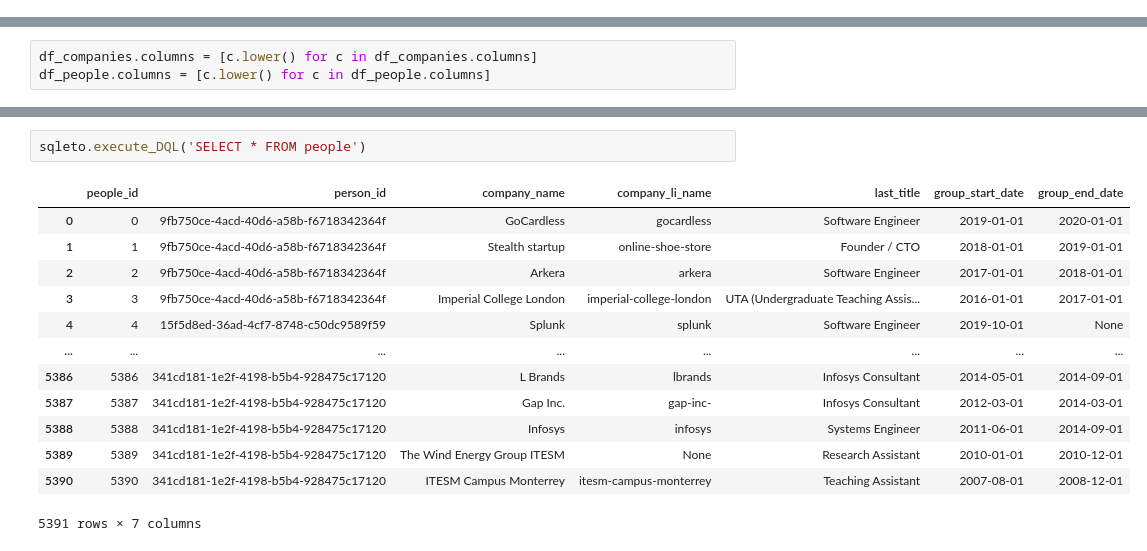
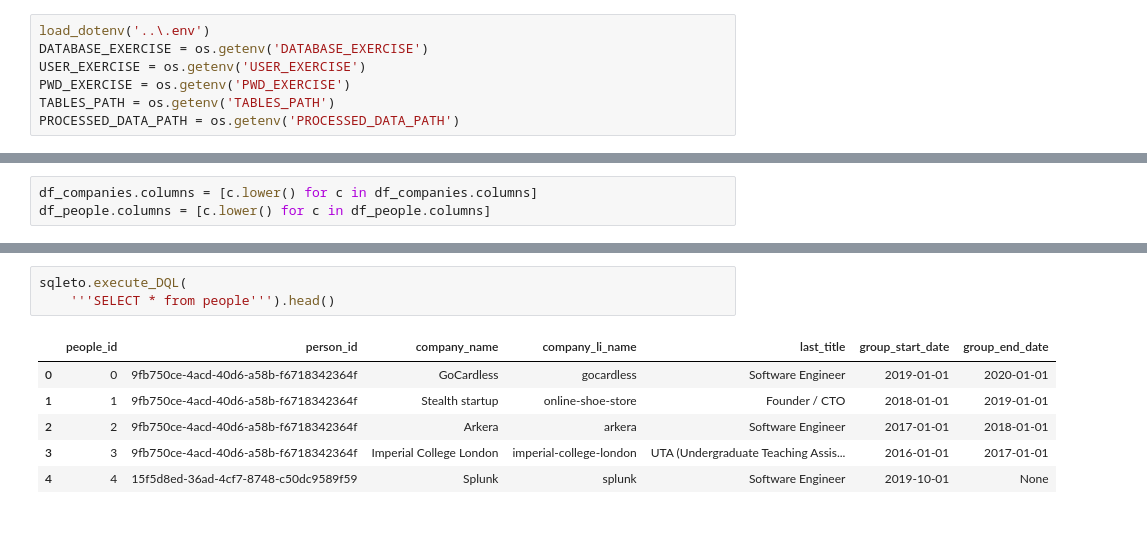
Before and after one commit to NophaieViscente/LabPyrata, a Jupyter notebook: SQL/code/creating_tables.ipynb, the cells around one changed output, grey strips where cells are left out. Cells and saved outputs as stored; diff of their text form; blank space fills up the shorter version.

```diff
--- a/SQL/code/creating_tables.ipynb
+++ b/SQL/code/creating_tables.ipynb
@@ -16,3 +15,10 @@ PROCESSED_DATA_PATH = config('PROCESSED_DATA_PATH')
+# %%
+load_dotenv('..\.env')
+DATABASE_EXERCISE = os.getenv('DATABASE_EXERCISE')
+USER_EXERCISE = os.getenv('USER_EXERCISE')
+PWD_EXERCISE = os.getenv('PWD_EXERCISE')
+TABLES_PATH = os.getenv('TABLES_PATH')
+PROCESSED_DATA_PATH = os.getenv('PROCESSED_DATA_PATH')
 # %% [markdown]
 #### Class SQLeto
 # %%
@@ -172,16 +295,10 @@ df_companies.to_sql('companies', sqleto.create_engine(), if_exists='append', ind
 # %%
-sqleto.execute_DQL('SELECT * FROM people')
+sqleto.execute_DQL(
+    '''SELECT * from people''').head()
 # %% [output]
 |  | people_id | person_id | company_name | company_li_name | last_title | group_start_date | group_end_date |
 | 0 | 0 | 9fb750ce-4acd-40d6-a58b-f6718342364f | GoCardless | gocardless | Software Engineer | 2019-01-01 | 2020-01-01 |
 | 1 | 1 | 9fb750ce-4acd-40d6-a58b-f6718342364f | Stealth startup | online-shoe-store | Founder / CTO | 2018-01-01 | 2019-01-01 |
 | 2 | 2 | 9fb750ce-4acd-40d6-a58b-f6718342364f | Arkera | arkera | Software Engineer | 2017-01-01 | 2018-01-01 |
 | 3 | 3 | 9fb750ce-4acd-40d6-a58b-f6718342364f | Imperial College London | imperial-college-london | UTA (Undergraduate Teaching Assis... | 2016-01-01 | 2017-01-01 |
 | 4 | 4 | 15f5d8ed-36ad-4cf7-8748-c50dc9589f59 | Splunk | splunk | Software Engineer | 2019-10-01 | None |
-| ... | ... | ... | ... | ... | ... | ... | ... |
-| 5386 | 5386 | 341cd181-1e2f-4198-b5b4-928475c17120 | L Brands | lbrands | Infosys Consultant | 2014-05-01 | 2014-09-01 |
-| 5387 | 5387 | 341cd181-1e2f-4198-b5b4-928475c17120 | Gap Inc. | gap-inc- | Infosys Consultant | 2012-03-01 | 2014-03-01 |
-| 5388 | 5388 | 341cd181-1e2f-4198-b5b4-928475c17120 | Infosys | infosys | Systems Engineer | 2011-06-01 | 2014-09-01 |
-| 5389 | 5389 | 341cd181-1e2f-4198-b5b4-928475c17120 | The Wind Energy Group ITESM | None | Research Assistant | 2010-01-01 | 2010-12-01 |
-| 5390 | 5390 | 341cd181-1e2f-4198-b5b4-928475c17120 | ITESM Campus Monterrey | itesm-campus-monterrey | Teaching Assistant | 2007-08-01 | 2008-12-01 |
-5391 rows × 7 columns
```
Also changed, not shown: parts of 26 cells of this notebook, 2 other files.
